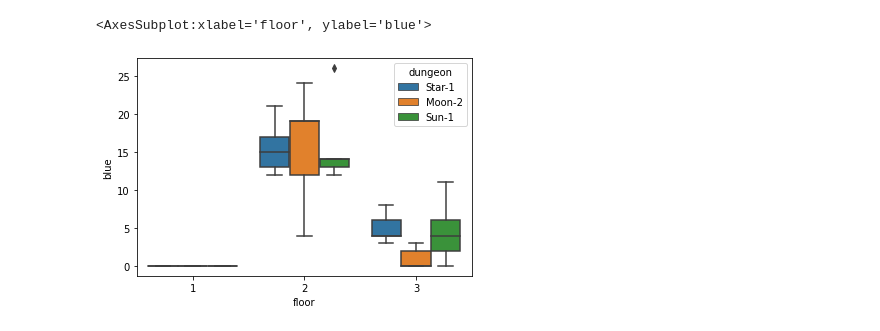
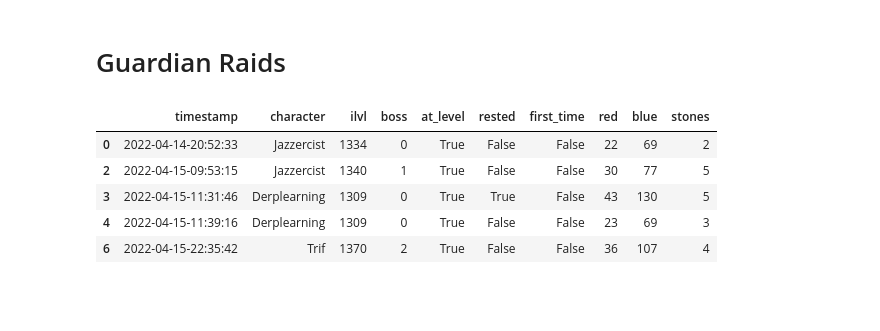
Before and after one commit to justinmooney/lost-ark-farming-analysis, a Jupyter notebook: guardian-raids.ipynb, the cells around one changed output. Drawn from its saved outputs; the diff is of its cells as text; code cells hidden in the pictures; blank space fills up the shorter version.

Commit message:
clean up guardian raids and chaos w/ aura analyses

```diff
--- a/guardian-raids.ipynb
+++ b/guardian-raids.ipynb
@@ -312,11 +0,0 @@ sb.boxplot(
-# %%
-sb.boxplot(
-    data=cd_ig_history,
-    x='floor',
-    y='blue',
-    hue='dungeon',
-    hue_order=('Star-1', 'Moon-2', 'Sun-1')
-)
-# %% [output]
-<AxesSubplot:xlabel='floor', ylabel='blue'>
-[figure, removed]
@@ -322,0 +5,22 @@ sb.boxplot(
+# %% [markdown]
+# Guardian Raids
+# %%
+resources = ['red', 'blue', 'stones']
+boss_order = ['Armored Nacrasena', 'Igrexion', 'Night Fox Yoho'] #, 'Velganos']
+# %%
+df = (
+    pd.read_csv('histories/gr.csv')
+    .query('ilvl >= 1100')         # tier 3 only
+    .query('first_time == False')  # ignore first time bonus
+    .query('stones > 0')           # some obvious erroneous entries
+)
+df.boss = df.boss.apply(lambda x: boss_order.index(x))
+
+df.head()
+# %% [output]
+|  | timestamp | character | ilvl | boss | at_level | rested | first_time | red | blue | stones |
+| 0 | 2022-04-14-20:52:33 | Jazzercist | 1334 | 0 | True | False | False | 22 | 69 | 2 |
+| 2 | 2022-04-15-09:53:15 | Jazzercist | 1340 | 1 | True | False | False | 30 | 77 | 5 |
+| 3 | 2022-04-15-11:31:46 | Derplearning | 1309 | 0 | True | True | False | 43 | 130 | 5 |
+| 4 | 2022-04-15-11:39:16 | Derplearning | 1309 | 0 | True | False | False | 23 | 69 | 3 |
+| 6 | 2022-04-15-22:35:42 | Trif | 1370 | 2 | True | False | False | 36 | 107 | 4 |
```
Also changed, not shown: parts of 60 cells of this notebook, 3 other files.
